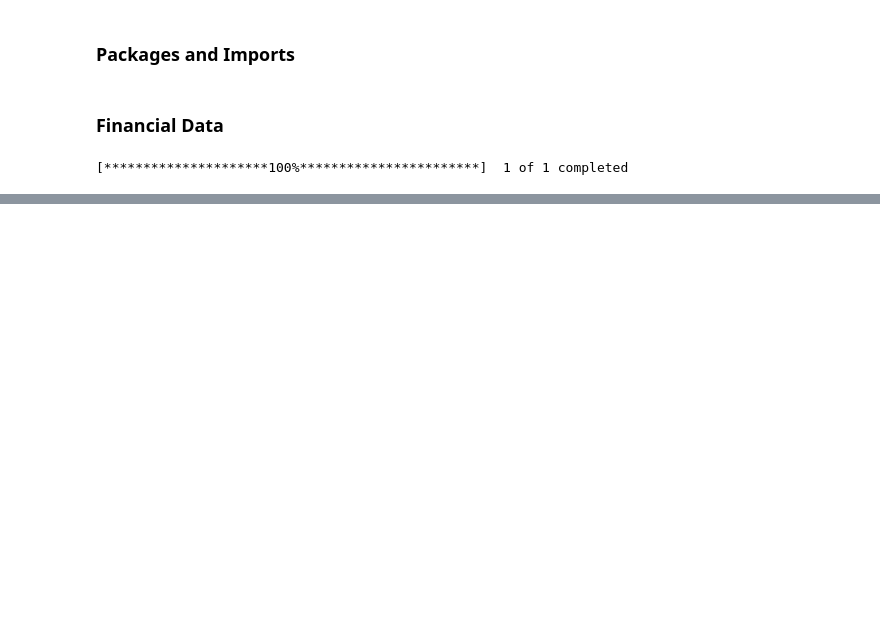
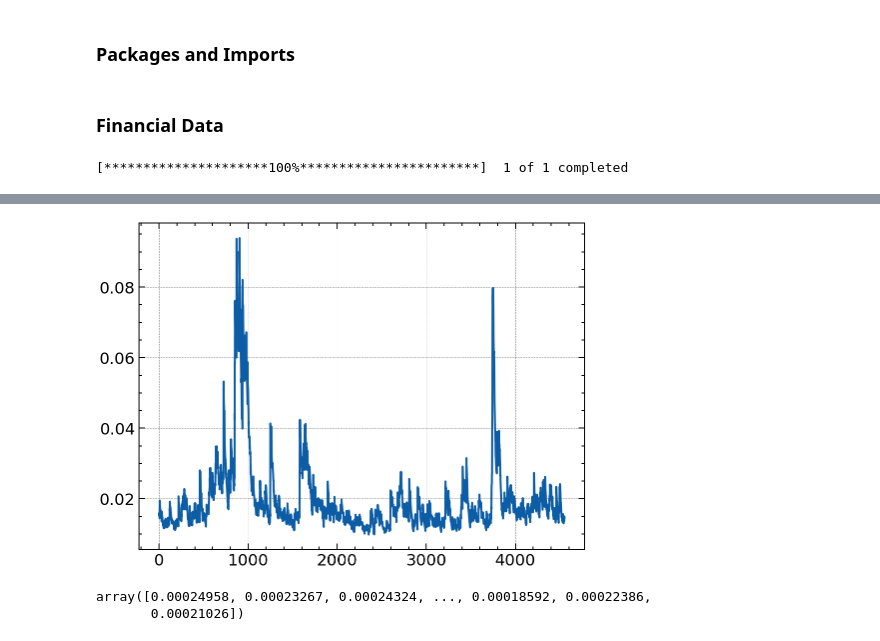
Before and after one commit to Sinbad-The-Sailor/Abacus, a Jupyter notebook: src2/testing.ipynb, the cells around one changed output, grey strips where cells are left out. Drawn from its saved outputs; the diff is of its cells as text; code cells hidden in the pictures; blank space fills up the shorter version.

```diff
--- a/src2/testing.ipynb
+++ b/src2/testing.ipynb
@@ -89,0 +98,6 @@ garch_model._solution
+# %%
+garch_model._compute_variance(garch_model._solution.x)
+# %% [output]
+[figure, added]
+array([0.00024958, 0.00023267, 0.00024324, ..., 0.00018592, 0.00022386,
+       0.00021026])
```
Also changed, not shown: parts of 8 cells of this notebook, 4 other files.
